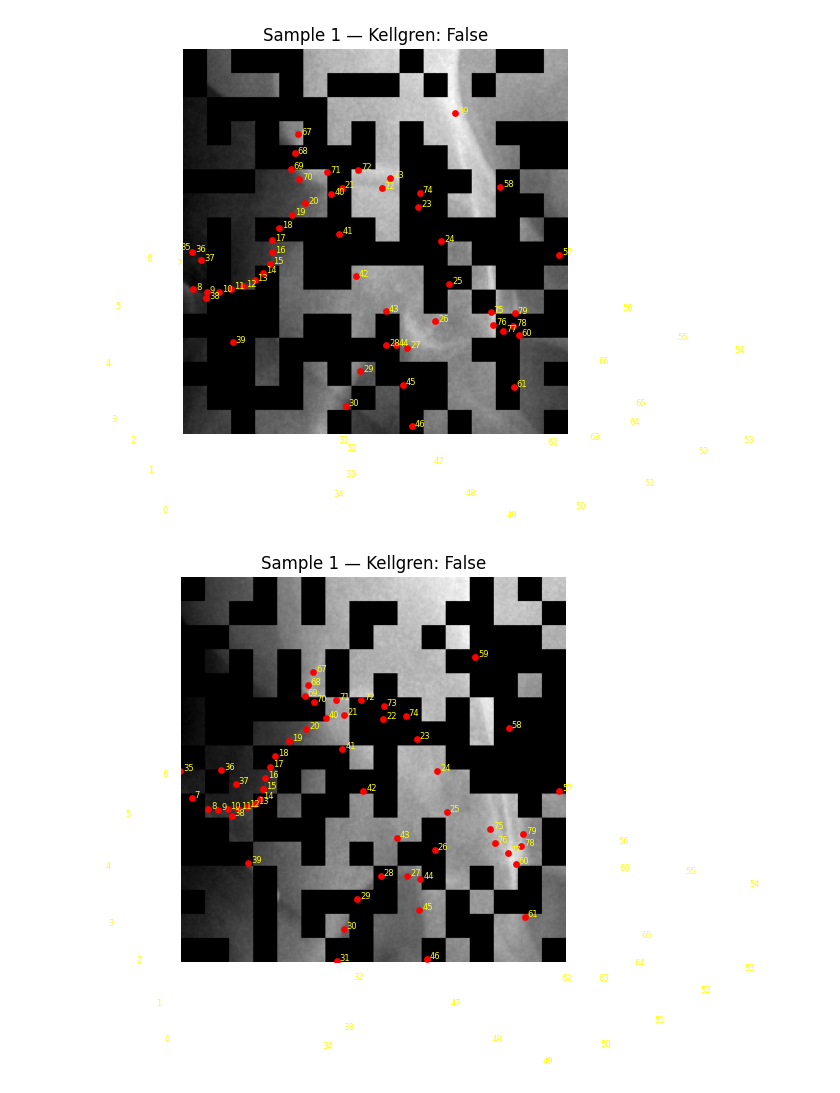
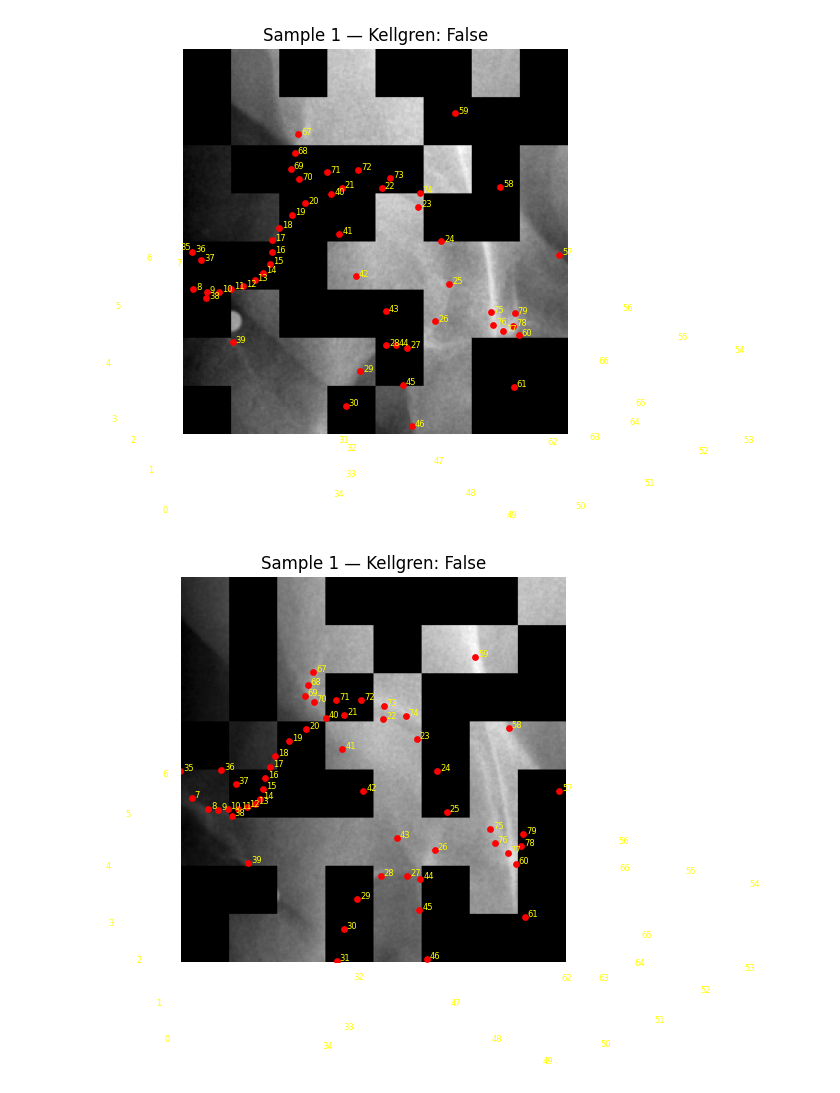
Before and after one commit to Jasperdetweede/AnatAMAE, a Jupyter notebook: visualize_masking.ipynb, the cells around one changed output. Cells and saved outputs as stored; diff of their text form; code cells hidden in the pictures.

```diff
--- a/visualize_masking.ipynb
+++ b/visualize_masking.ipynb
@@ -26,7 +26,7 @@ data_loader = torch.utils.data.DataLoader(
 
 
 print_masked = True
-patch_size = 16
+patch_size = 32
 mask_rate = 0.5
 num_samples = 1
 
@@ -55,32 +55,32 @@ mask_params = {
     'mask_rate': mask_rate,
     'mask_roi': True,
     'mask_non_roi': False
 }
 sample_and_plot_from_loader(data_loader, mask_params, num_samples, print_masked)
 
 mask_params = {
     'height': height,
     'width': width,
     'num_patches': num_patches,
     'num_masked': num_masked,
     'patch_size': patch_size,
     'mask_rate': mask_rate,
     'mask_roi': False,
     'mask_non_roi': True
 }
 sample_and_plot_from_loader(data_loader, mask_params, num_samples, print_masked)
 
 mask_params = {
     'height': height,
     'width': width,
     'num_patches': num_patches,
     'num_masked': num_masked,
     'patch_size': patch_size,
     'mask_rate': mask_rate,
     'mask_roi': False,
     'mask_non_roi': False
 }
 sample_and_plot_from_loader(data_loader, mask_params, num_samples, print_masked)
 # %% [output]
-[figure, old version]
+[figure, new version]
-[figure, old version]
+[figure, new version]
```
Also changed, not shown: parts of 1 cell of this notebook, 29 other files.
